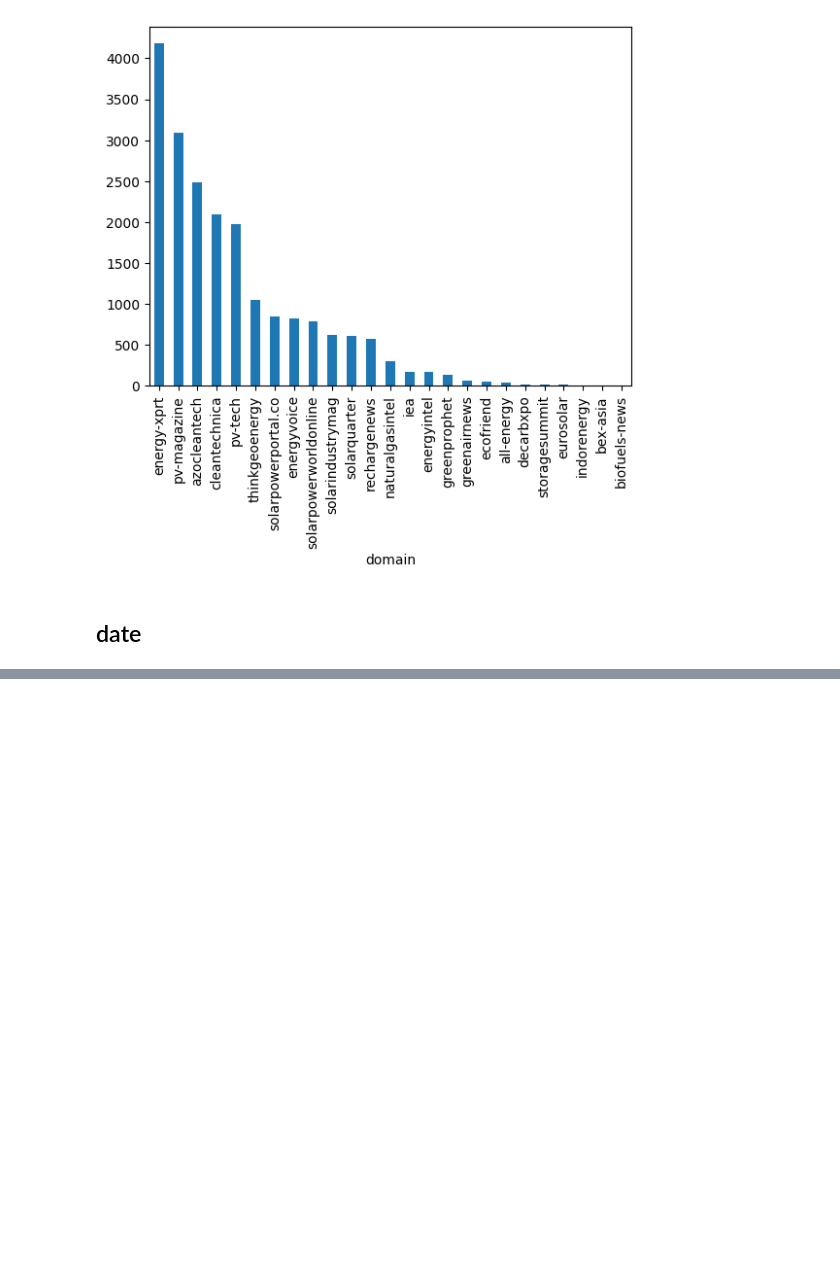
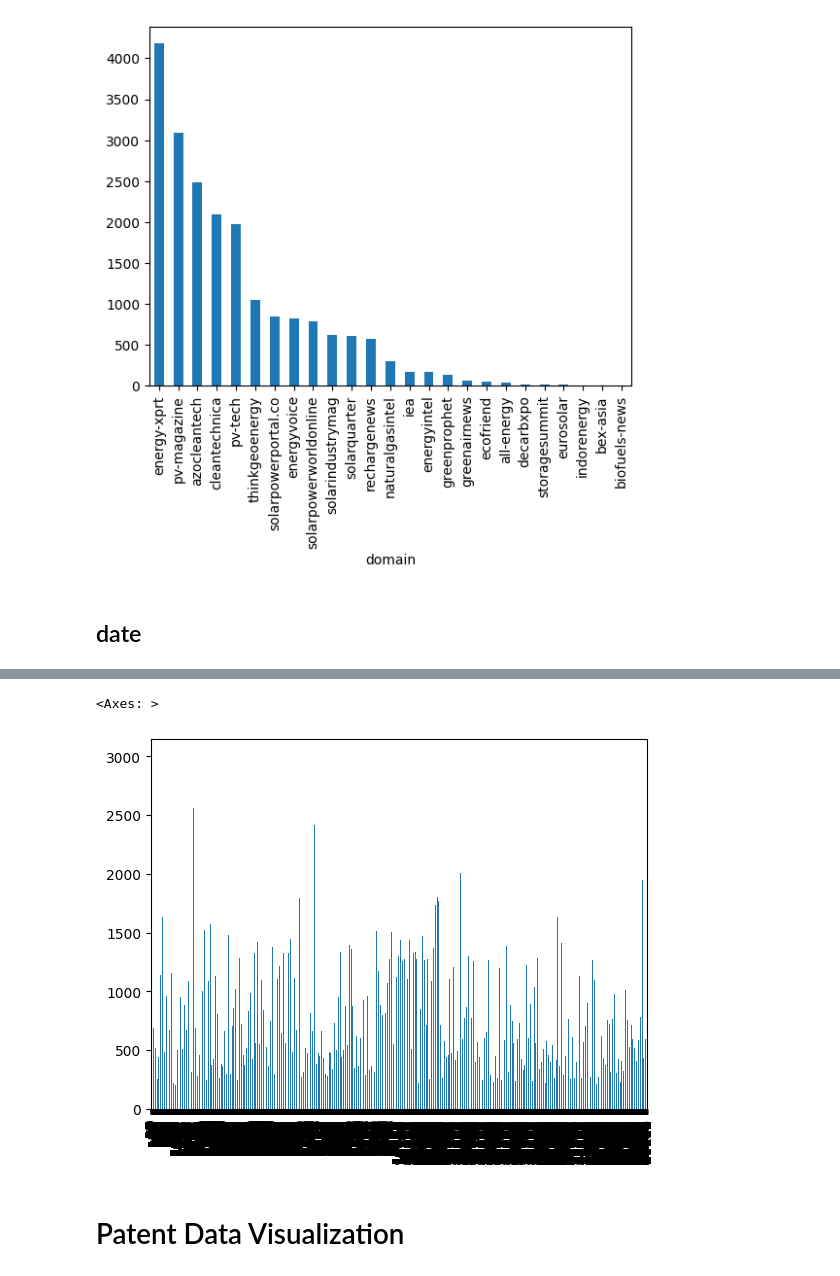
Before and after one commit to Jinqiao-Li/SwissText2025_CleanTech, a Jupyter notebook: phase1/patent_exploration.ipynb, the cells around one changed output, grey strips where cells are left out. Drawn from its saved outputs; the diff is of its cells as text; code cells hidden in the pictures; blank space fills up the shorter version.

```diff
--- a/phase1/patent_exploration.ipynb
+++ b/phase1/patent_exploration.ipynb
@@ -135,0 +101,8 @@ df['date'].dt
+# %%
+df['content_length'] = df['content'].apply(lambda x: len(x.split()))
+df['content_length'].plot(kind='bar')
+# %% [output]
+<Axes: >
+[figure, added]
+# %% [markdown]
+# Patent Data Visualization
```
Also changed, not shown: parts of 17 cells of this notebook.
